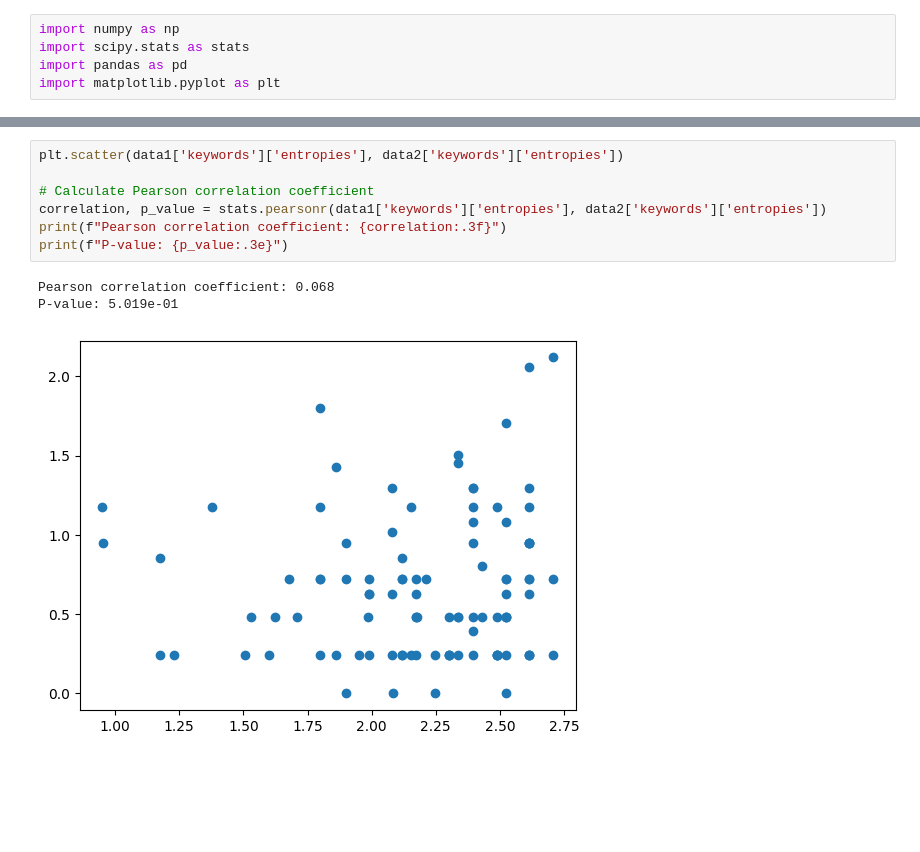
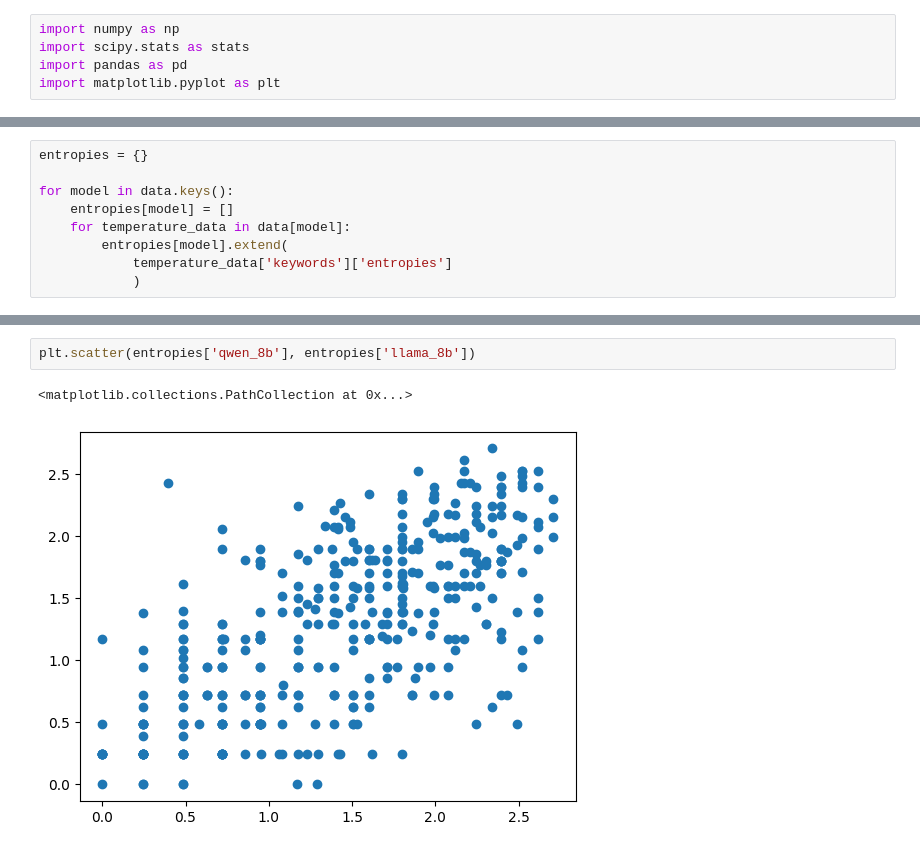
Before and after one commit to FLAIROx/IFG, a Jupyter notebook: rebuttals/rse_llm_study/analysis.ipynb, the cells around one changed output, grey strips where cells are left out. Drawn from its saved outputs; the diff is of its cells as text; blank space fills up the shorter version.

```diff
--- a/rebuttals/rse_llm_study/analysis.ipynb
+++ b/rebuttals/rse_llm_study/analysis.ipynb
@@ -21,0 +62,9 @@ print(len(data1))
+# %%
+entropies = {}
+
+for model in data.keys():
+    entropies[model] = []
+    for temperature_data in data[model]:
+        entropies[model].extend(
+            temperature_data['keywords']['entropies']
+            )
@@ -22,14 +136,8 @@ print(len(data1))
 # %%
-plt.scatter(data1['keywords']['entropies'], data2['keywords']['entropies'])
-
-# Calculate Pearson correlation coefficient
-correlation, p_value = stats.pearsonr(data1['keywords']['entropies'], data2['keywords']['entropies'])
-print(f"Pearson correlation coefficient: {correlation:.3f}")
-print(f"P-value: {p_value:.3e}")
+plt.scatter(entropies['qwen_8b'], entropies['llama_8b'])
 # %% [output]
-Pearson correlation coefficient: 0.068
-P-value: 5.019e-01
+<matplotlib.collections.PathCollection at 0x...>
-[figure, old version]
+[figure, new version]
 # %%
 data1['keywords']['mean_entropy'], data2['keywords']['mean_entropy']
 # %% [output]
```
Also changed, not shown: parts of 5 cells of this notebook, 4 other files.
